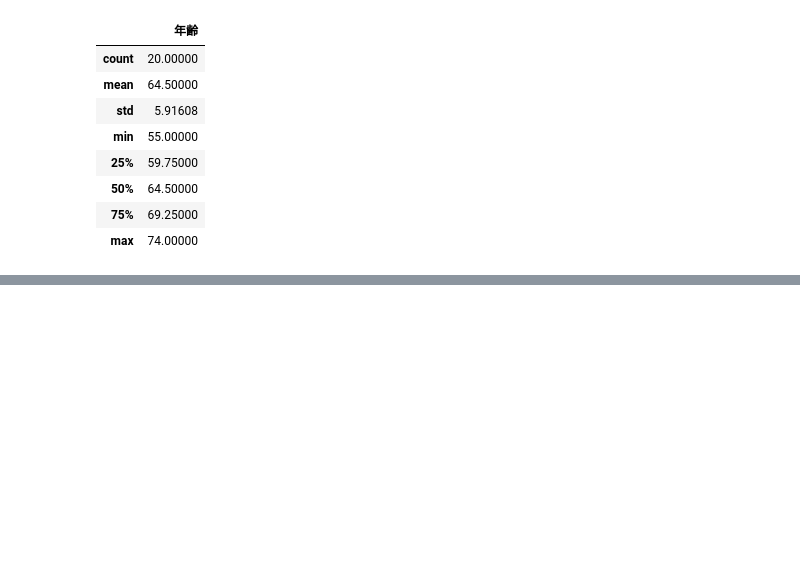
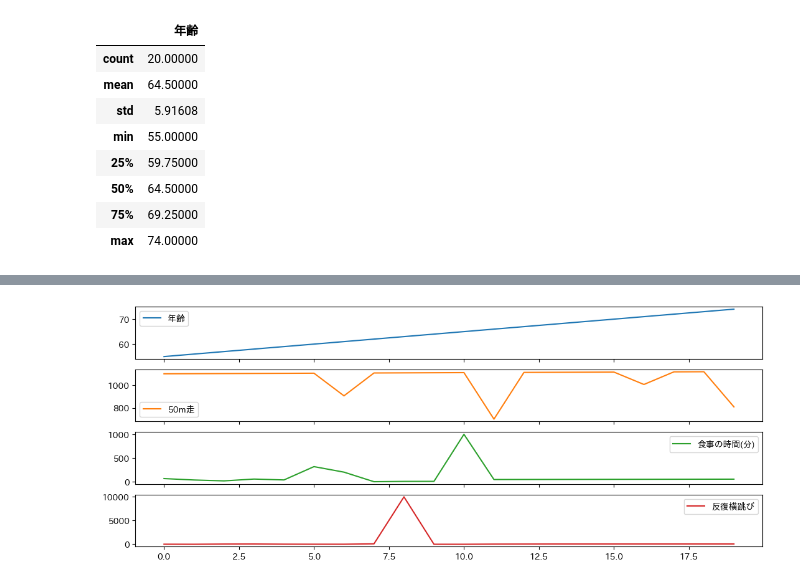
Before and after one commit to human9834/portfolio, a Jupyter notebook: Python/ソースコード基礎/ポートフォリオその4.ipynb, the cells around one changed output, grey strips where cells are left out. Cells and saved outputs as stored; diff of their text form; code cells hidden in the pictures; blank space fills up the shorter version.

```diff
--- a/Python/ソースコード基礎/ポートフォリオその4.ipynb
+++ b/Python/ソースコード基礎/ポートフォリオその4.ipynb
@@ -281,0 +315,6 @@ df2.to_csv('sample教材2.csv')
+# %%
+# read_csv の結果を dfbという変数に格納
+# dfbという変数に対して様々な処理が可能
+
+dfb = pd.read_csv("/content/sample教材強化版.csv")
+dfb
@@ -281,0 +339,6 @@ df2.to_csv('sample教材2.csv')
+# %%
+# 全列を可視化出来るが、数値の記述が1列しかないので貧相です。なので強化版を作成しました。
+dfb.plot(subplots=True, figsize=(13, 5)) # subplots=Trueとすると、一つのグラフではなく別々のグラフを生成される
+plt.savefig("Sample教材3.png")
+# %% [output]
+[figure, added]
```
Also changed, not shown: parts of 5 cells of this notebook.
